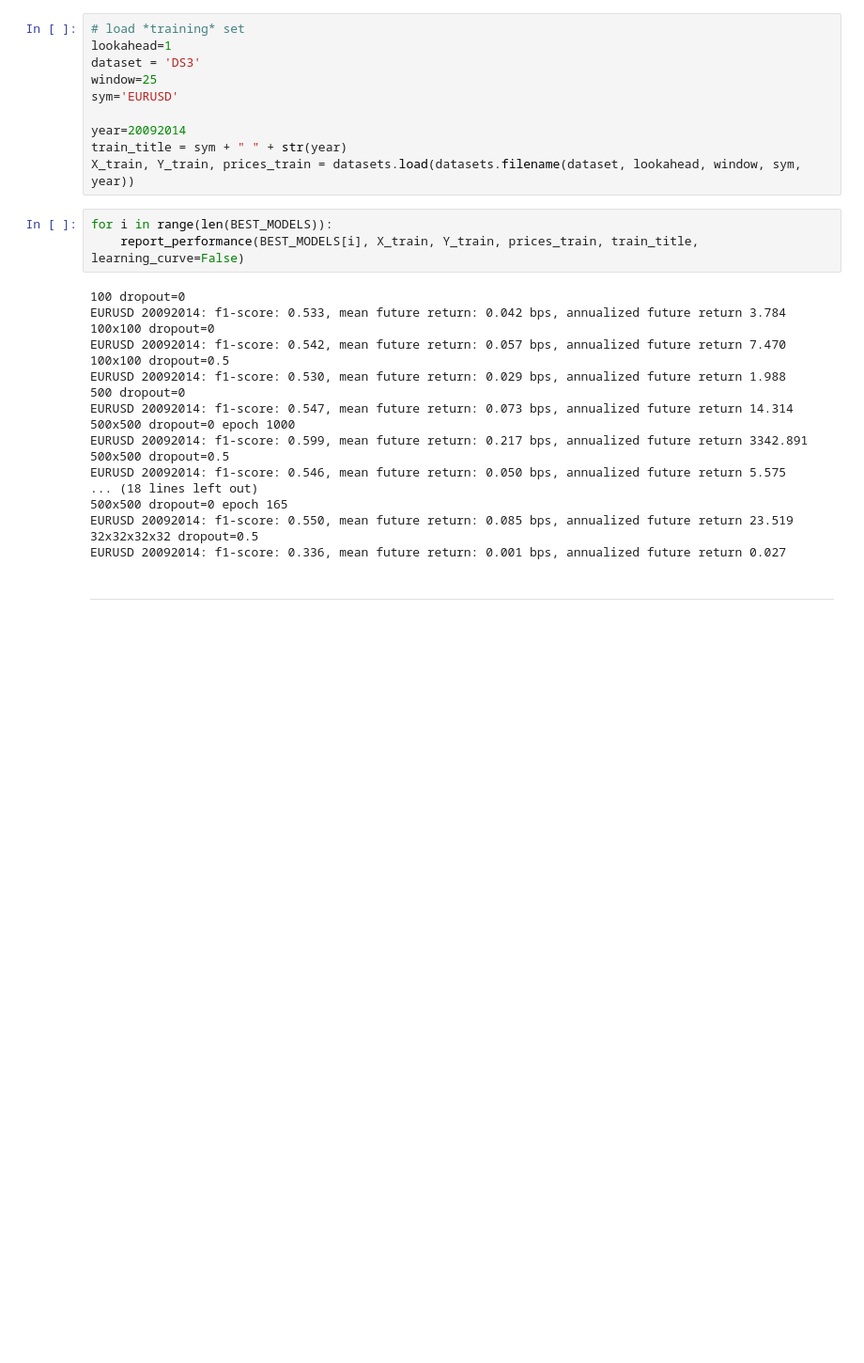
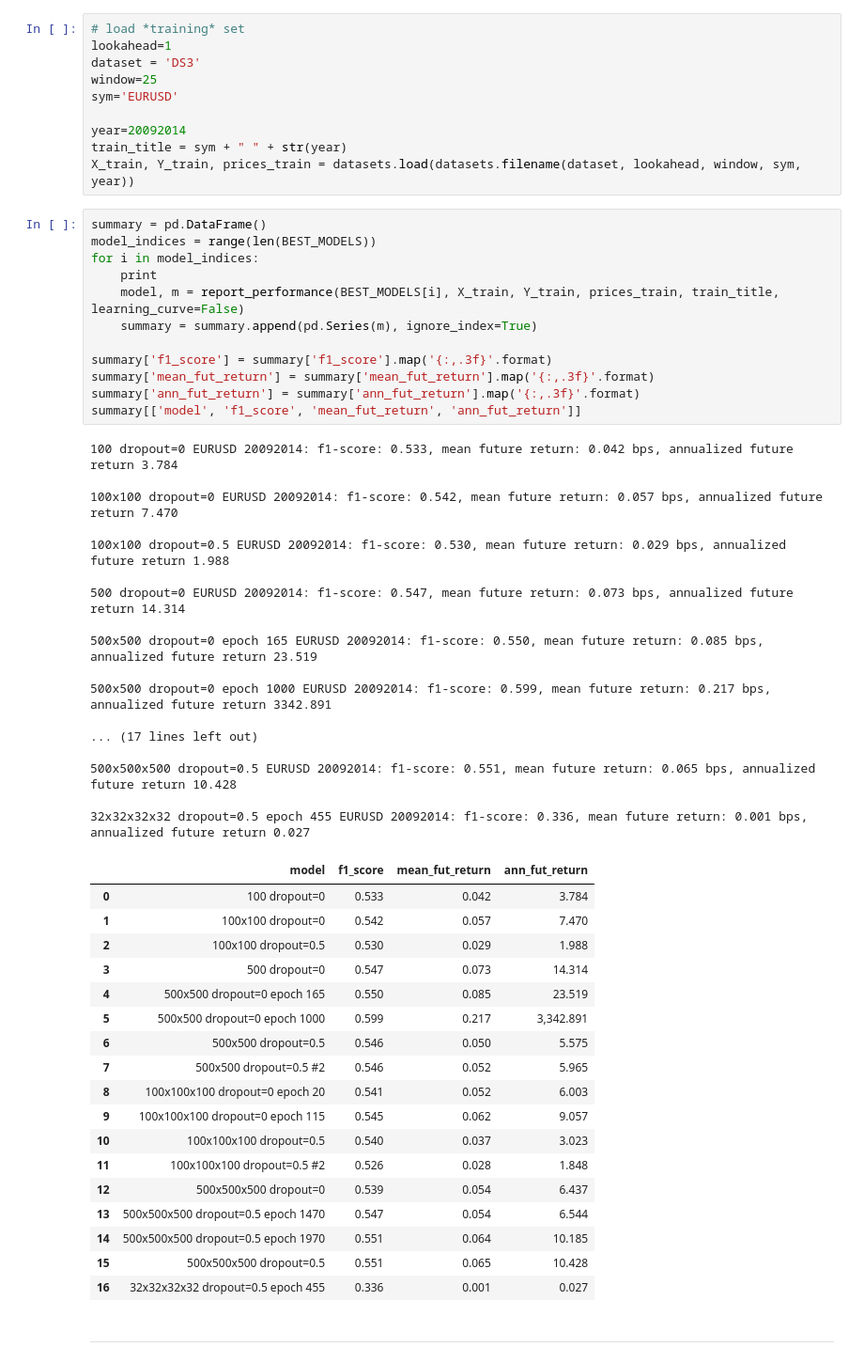
Before and after one commit to andrewwilson/mlnd_capstone, a Jupyter notebook: LoadAndEvaluateModel.ipynb, the cells around one changed output. Shown at 94% size. Drawn from its saved outputs; the diff is of its cells as text; blank space fills up the shorter version.

```diff
--- a/LoadAndEvaluateModel.ipynb
+++ b/LoadAndEvaluateModel.ipynb
@@ -147,27 +154,54 @@ sym='EURUSD'
 year=20092014
 train_title = sym + " " + str(year)
 X_train, Y_train, prices_train = datasets.load(datasets.filename(dataset, lookahead, window, sym, year))
-# %%
-for i in range(len(BEST_MODELS)):
-    report_performance(BEST_MODELS[i], X_train, Y_train, prices_train, train_title, learning_curve=False)
-# %% [output]
-100 dropout=0
-EURUSD 20092014: f1-score: 0.533, mean future return: 0.042 bps, annualized future return 3.784
-100x100 dropout=0
-EURUSD 20092014: f1-score: 0.542, mean future return: 0.057 bps, annualized future return 7.470
-100x100 dropout=0.5
-EURUSD 20092014: f1-score: 0.530, mean future return: 0.029 bps, annualized future return 1.988
-500 dropout=0
-EURUSD 20092014: f1-score: 0.547, mean future return: 0.073 bps, annualized future return 14.314
-500x500 dropout=0 epoch 1000
-EURUSD 20092014: f1-score: 0.599, mean future return: 0.217 bps, annualized future return 3342.891
-500x500 dropout=0.5
-EURUSD 20092014: f1-score: 0.546, mean future return: 0.050 bps, annualized future return 5.575
-... (18 lines left out)
-500x500 dropout=0 epoch 165
-EURUSD 20092014: f1-score: 0.550, mean future return: 0.085 bps, annualized future return 23.519
-32x32x32x32 dropout=0.5
-EURUSD 20092014: f1-score: 0.336, mean future return: 0.001 bps, annualized future return 0.027
+# %%
+summary = pd.DataFrame()
+model_indices = range(len(BEST_MODELS))
+for i in model_indices:
+    print
+    model, m = report_performance(BEST_MODELS[i], X_train, Y_train, prices_train, train_title, learning_curve=False)
+    summary = summary.append(pd.Series(m), ignore_index=True)
+
+summary['f1_score'] = summary['f1_score'].map('{:,.3f}'.format)
+summary['mean_fut_return'] = summary['mean_fut_return'].map('{:,.3f}'.format)
+summary['ann_fut_return'] = summary['ann_fut_return'].map('{:,.3f}'.format)
+summary[['model', 'f1_score', 'mean_fut_return', 'ann_fut_return']]
+# %% [output]
+100 dropout=0 EURUSD 20092014: f1-score: 0.533, mean future return: 0.042 bps, annualized future return 3.784
+
+100x100 dropout=0 EURUSD 20092014: f1-score: 0.542, mean future return: 0.057 bps, annualized future return 7.470
+
+100x100 dropout=0.5 EURUSD 20092014: f1-score: 0.530, mean future return: 0.029 bps, annualized future return 1.988
+
+500 dropout=0 EURUSD 20092014: f1-score: 0.547, mean future return: 0.073 bps, annualized future return 14.314
+
+500x500 dropout=0 epoch 165 EURUSD 20092014: f1-score: 0.550, mean future return: 0.085 bps, annualized future return 23.519
+
+500x500 dropout=0 epoch 1000 EURUSD 20092014: f1-score: 0.599, mean future return: 0.217 bps, annualized future return 3342.891
+
+... (17 lines left out)
+
+500x500x500 dropout=0.5 EURUSD 20092014: f1-score: 0.551, mean future return: 0.065 bps, annualized future return 10.428
+
+32x32x32x32 dropout=0.5 epoch 455 EURUSD 20092014: f1-score: 0.336, mean future return: 0.001 bps, annualized future return 0.027
+|  | model | f1_score | mean_fut_return | ann_fut_return |
+| 0 | 100 dropout=0 | 0.533 | 0.042 | 3.784 |
+| 1 | 100x100 dropout=0 | 0.542 | 0.057 | 7.470 |
+| 2 | 100x100 dropout=0.5 | 0.530 | 0.029 | 1.988 |
+| 3 | 500 dropout=0 | 0.547 | 0.073 | 14.314 |
+| 4 | 500x500 dropout=0 epoch 165 | 0.550 | 0.085 | 23.519 |
+| 5 | 500x500 dropout=0 epoch 1000 | 0.599 | 0.217 | 3,342.891 |
+| 6 | 500x500 dropout=0.5 | 0.546 | 0.050 | 5.575 |
+| 7 | 500x500 dropout=0.5 #2 | 0.546 | 0.052 | 5.965 |
+| 8 | 100x100x100 dropout=0 epoch 20 | 0.541 | 0.052 | 6.003 |
+| 9 | 100x100x100 dropout=0 epoch 115 | 0.545 | 0.062 | 9.057 |
+| 10 | 100x100x100 dropout=0.5 | 0.540 | 0.037 | 3.023 |
+| 11 | 100x100x100 dropout=0.5 #2 | 0.526 | 0.028 | 1.848 |
+| 12 | 500x500x500 dropout=0 | 0.539 | 0.054 | 6.437 |
+| 13 | 500x500x500 dropout=0.5 epoch 1470 | 0.547 | 0.054 | 6.544 |
+| 14 | 500x500x500 dropout=0.5 epoch 1970 | 0.551 | 0.064 | 10.185 |
+| 15 | 500x500x500 dropout=0.5 | 0.551 | 0.065 | 10.428 |
+| 16 | 32x32x32x32 dropout=0.5 epoch 455 | 0.336 | 0.001 | 0.027 |
 # %% [markdown]
 ---
 # %%
```
Also changed, not shown: parts of 7 cells of this notebook, 2 other files.
